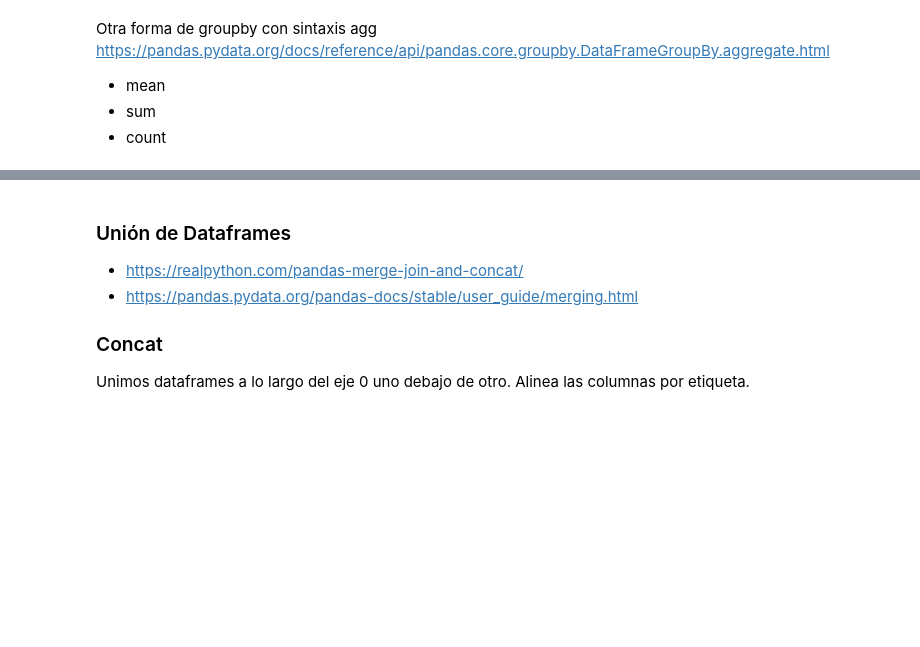
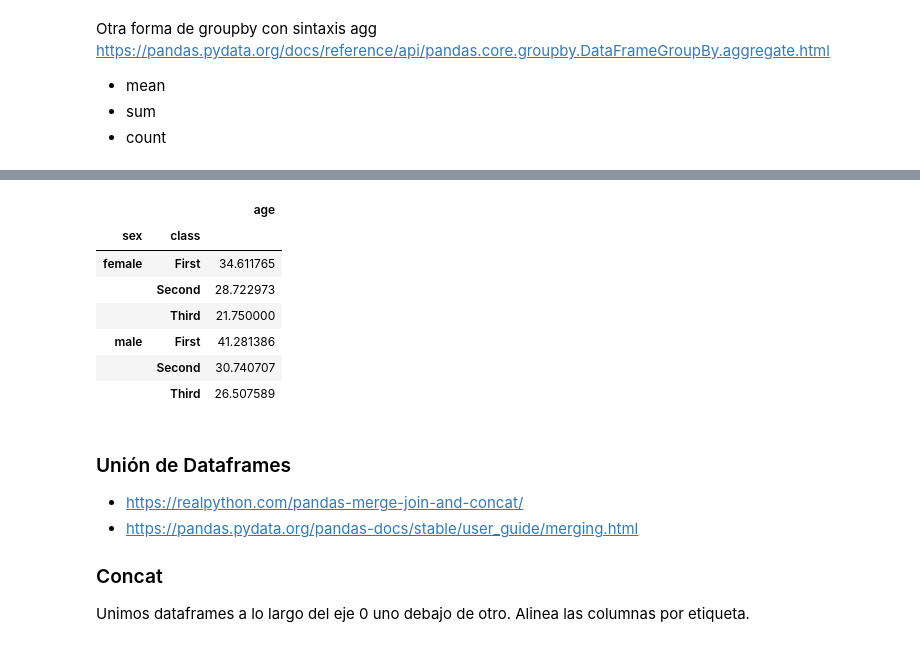
Before and after one commit to Pomilusky/apuntes_clase, a Jupyter notebook: semana_2/4-pandas.ipynb, the cells around one changed output, grey strips where cells are left out. Cells and saved outputs as stored; diff of their text form; code cells hidden in the pictures; blank space fills up the shorter version.

```diff
--- a/semana_2/4-pandas.ipynb
+++ b/semana_2/4-pandas.ipynb
@@ -1723,0 +1710,2 @@ df_titanic
+# %%
+df_titanic.deck.cat.add_categories("Desconocido", inplace=True)
@@ -1724,3 +1716,5 @@ df_titanic
+# %%
+df_titanic.deck.fillna("Desconocido", inplace=True) # Ahora ya puedo hacer fillna con Desconocido
 # %%
 # ValueError: Cannot setitem on a Categorical with a new category, set the categories first
 df_titanic.info()
@@ -1806,5 +1933,16 @@ https://pandas.pydata.org/docs/reference/api/pandas.core.groupby.DataFrameGroupB
 # %%
 # Esto es lo mismo que lo anterior, añado la columna AGE y al final hago la media
+# %%
+df_titanic.groupby(["sex", "class"]).agg({"age":"mean"})
+# %% [output]
+|  |  | age |
+| sex | class |  |
+| female | First | 34.611765 |
+|  | Second | 28.722973 |
+|  | Third | 21.750000 |
+| male | First | 41.281386 |
+|  | Second | 30.740707 |
+|  | Third | 26.507589 |
 # %% [markdown]
 ### Unión de Dataframes
 - https://realpython.com/pandas-merge-join-and-concat/
```
Also changed, not shown: parts of 141 cells of this notebook.
